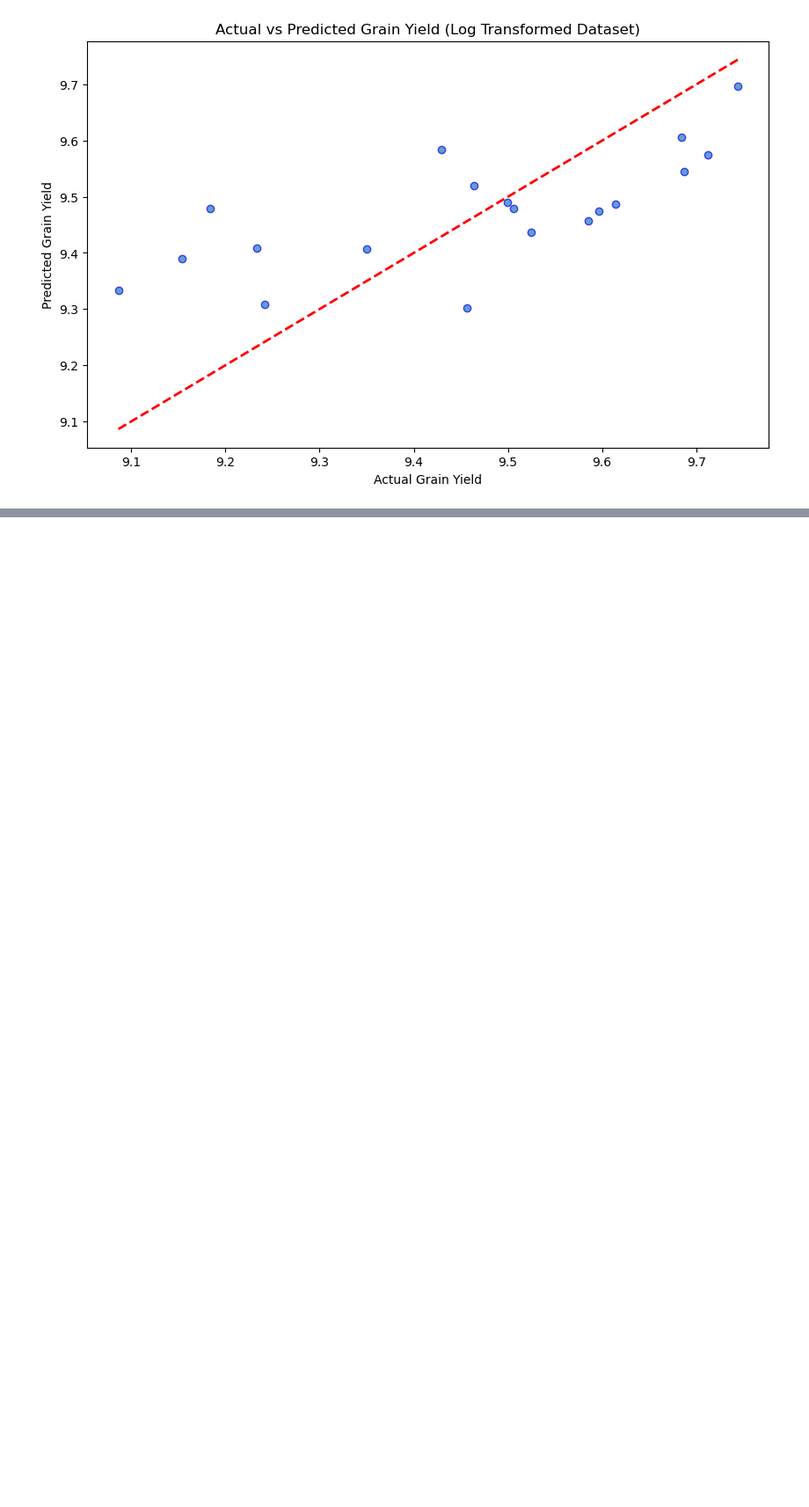
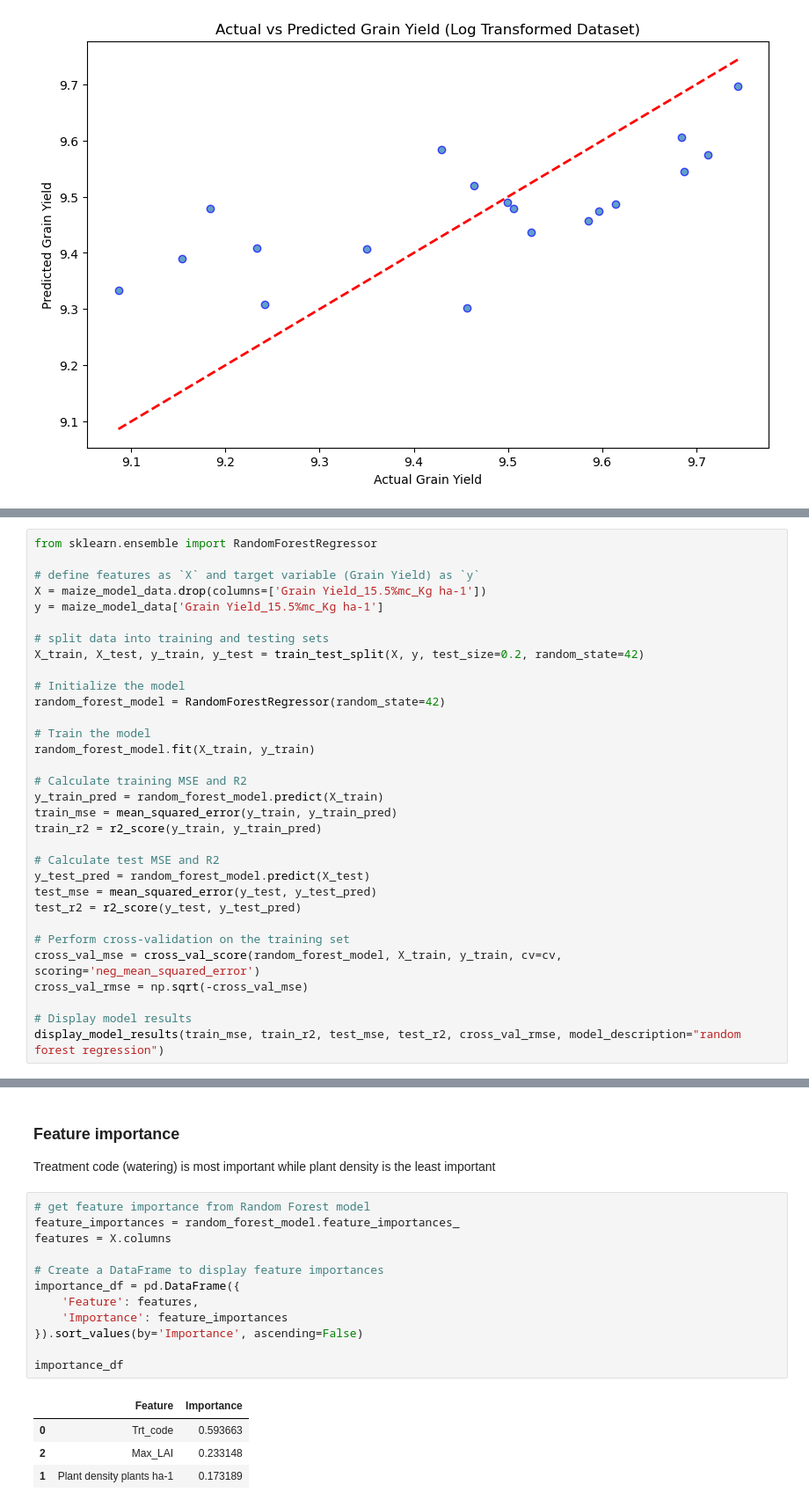
Before and after one commit to porktot/DSCI_592_harvest, a Jupyter notebook: predicting_crop_yield_MODELING.ipynb, the cells around one changed output, grey strips where cells are left out. Shown at 88% size. Saved outputs shown, nothing was run; the diff lists cells and outputs as text; blank space fills up the shorter version.

```diff
--- a/predicting_crop_yield_MODELING.ipynb
+++ b/predicting_crop_yield_MODELING.ipynb
@@ -404,0 +414,32 @@ Test RMSE with Best Alpha: 1933.287676210804
+# %%
+from sklearn.ensemble import RandomForestRegressor
+
+# define features as `X` and target variable (Grain Yield) as `y`
+X = maize_model_data.drop(columns=['Grain Yield_15.5%mc_Kg ha-1'])
+y = maize_model_data['Grain Yield_15.5%mc_Kg ha-1']
+
+# split data into training and testing sets
+X_train, X_test, y_train, y_test = train_test_split(X, y, test_size=0.2, random_state=42)
+
+# Initialize the model
+random_forest_model = RandomForestRegressor(random_state=42)
+
+# Train the model
+random_forest_model.fit(X_train, y_train)
+
+# Calculate training MSE and R2
+y_train_pred = random_forest_model.predict(X_train)
+train_mse = mean_squared_error(y_train, y_train_pred)
+train_r2 = r2_score(y_train, y_train_pred)
+
+# Calculate test MSE and R2
+y_test_pred = random_forest_model.predict(X_test)
+test_mse = mean_squared_error(y_test, y_test_pred)
+test_r2 = r2_score(y_test, y_test_pred)
+
+# Perform cross-validation on the training set
+cross_val_mse = cross_val_score(random_forest_model, X_train, y_train, cv=cv, scoring='neg_mean_squared_error')
+cross_val_rmse = np.sqrt(-cross_val_mse)
+
+# Display model results
+display_model_results(train_mse, train_r2, test_mse, test_r2, cross_val_rmse, model_description="random forest regression")
@@ -404,0 +456,20 @@ Test RMSE with Best Alpha: 1933.287676210804
+# %% [markdown]
+### Feature importance
+Treatment code (watering) is most important while plant density is the least important
+# %%
+# get feature importance from Random Forest model
+feature_importances = random_forest_model.feature_importances_
+features = X.columns
+
+# Create a DataFrame to display feature importances
+importance_df = pd.DataFrame({
+    'Feature': features,
+    'Importance': feature_importances
+}).sort_values(by='Importance', ascending=False)
+
+importance_df
+# %% [output]
+|  | Feature | Importance |
+| 0 | Trt_code | 0.593663 |
+| 2 | Max_LAI | 0.233148 |
+| 1 | Plant density plants ha-1 | 0.173189 |
```
Also changed, not shown: parts of 23 cells of this notebook.
